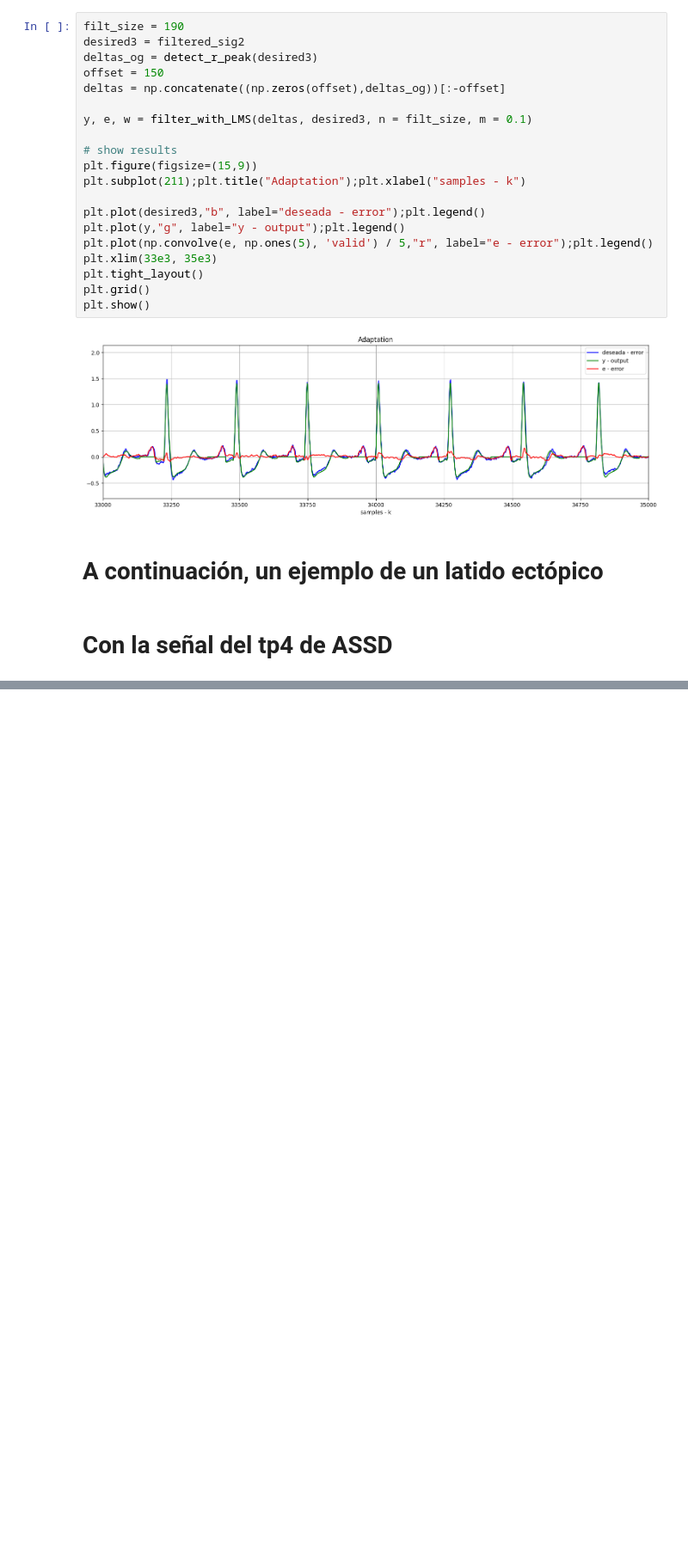
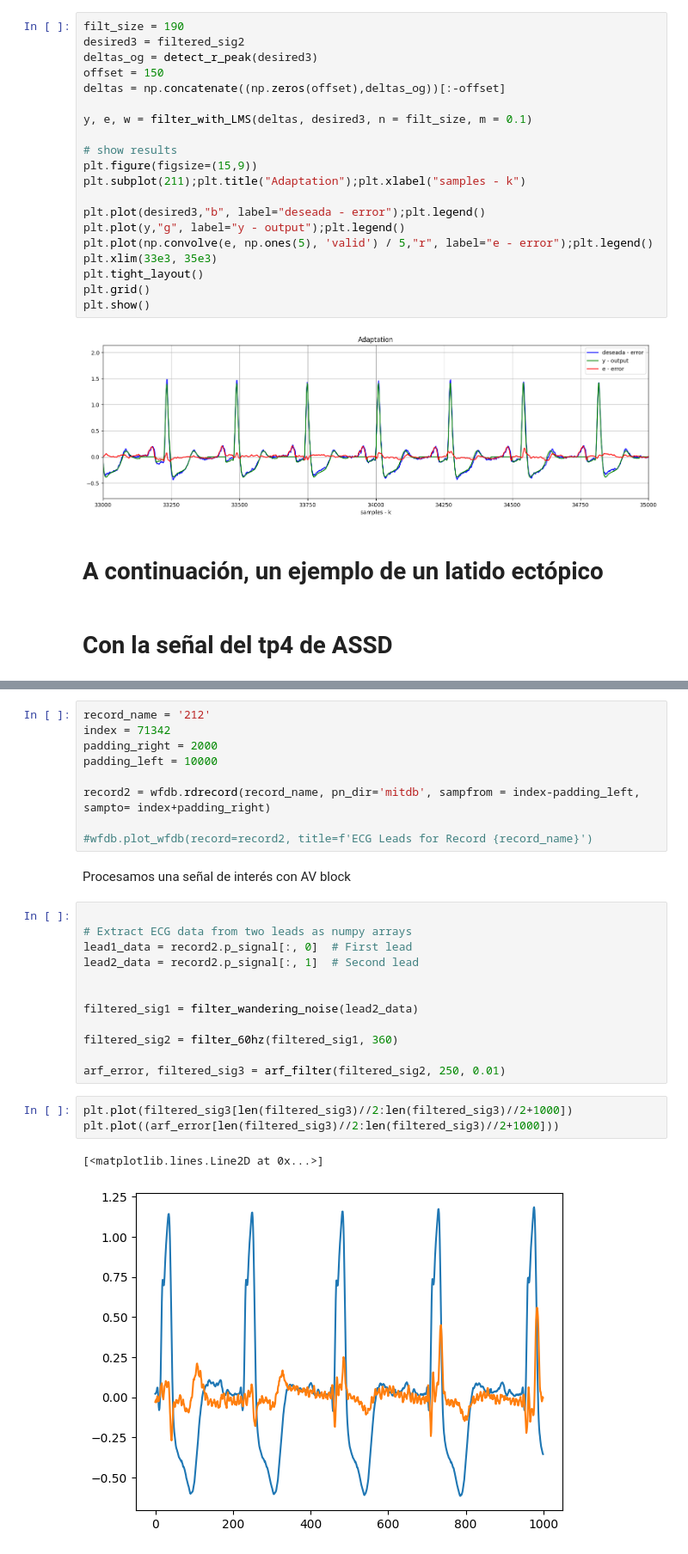
Before and after one commit to JBatRey/Procesamiento-Adaptativo-de-Se-ales-Aleatorias---Proyectos, a Jupyter notebook: opcion1.ipynb, the cells around one changed output, grey strips where cells are left out. Shown at 86% size. Saved outputs shown, nothing was run; the diff lists cells and outputs as text; blank space fills up the shorter version.

```diff
--- a/opcion1.ipynb
+++ b/opcion1.ipynb
@@ -267,0 +370,29 @@ plt.show()
+# %%
+record_name = '212'
+index = 71342
+padding_right = 2000
+padding_left = 10000
+
+record2 = wfdb.rdrecord(record_name, pn_dir='mitdb', sampfrom = index-padding_left, sampto= index+padding_right)
+
+#wfdb.plot_wfdb(record=record2, title=f'ECG Leads for Record {record_name}')
+# %% [markdown]
+Procesamos una señal de interés con AV block
+# %%
+
+# Extract ECG data from two leads as numpy arrays
+lead1_data = record2.p_signal[:, 0]  # First lead
+lead2_data = record2.p_signal[:, 1]  # Second lead
+
+
+filtered_sig1 = filter_wandering_noise(lead2_data)
+
+filtered_sig2 = filter_60hz(filtered_sig1, 360)
+
+arf_error, filtered_sig3 = arf_filter(filtered_sig2, 250, 0.01)
+# %%
+plt.plot(filtered_sig3[len(filtered_sig3)//2:len(filtered_sig3)//2+1000])
+plt.plot((arf_error[len(filtered_sig3)//2:len(filtered_sig3)//2+1000]))
+# %% [output]
+[<matplotlib.lines.Line2D at 0x...>]
+[figure, added]
```
Also changed, not shown: parts of 20 cells of this notebook, 1 other file.
